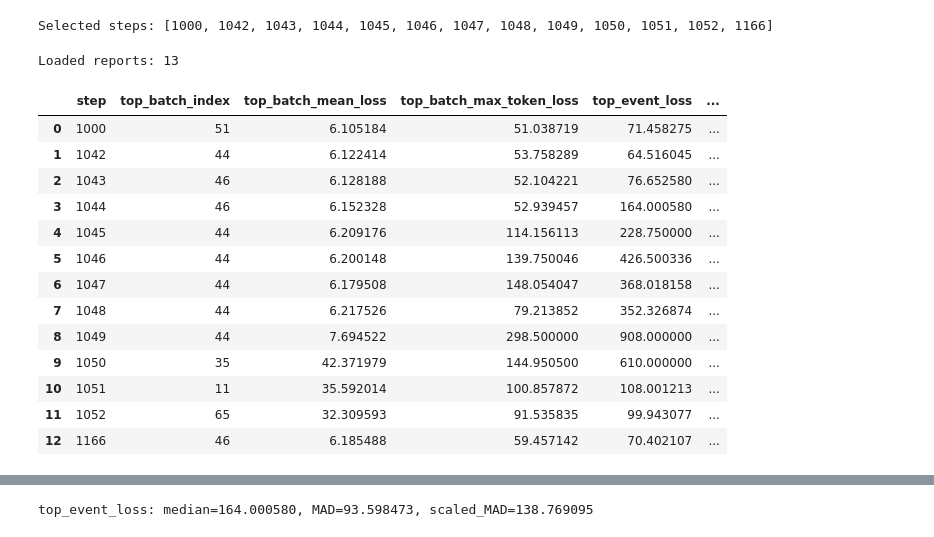
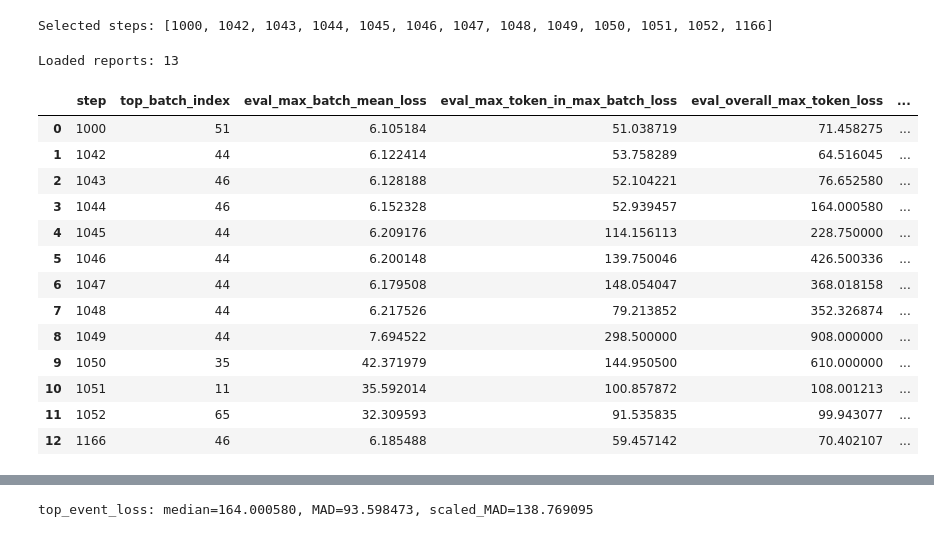
Before and after one commit to tingtang2/picodo, a Jupyter notebook: inspect_loss_reports_across_steps.ipynb, the cells around one changed output, grey strips where cells are left out. Saved outputs shown, nothing was run; the diff lists cells and outputs as text; code cells hidden in the pictures.

```diff
--- a/inspect_loss_reports_across_steps.ipynb
+++ b/inspect_loss_reports_across_steps.ipynb
@@ -72,37 +72,38 @@ for step in selected_steps:
 
     top_batch = top_batches[0] if top_batches else {}
     top_event = top_events[0] if top_events else {}
 
     rec = {
         'step': int(step),
         'top_batch_index': top_batch.get('batch_index'),
-        'top_batch_mean_loss': top_batch.get('mean_loss'),
-        'top_batch_max_token_loss': top_batch.get('max_token_loss'),
-        'top_event_loss': top_event.get('loss'),
+        'eval_max_batch_mean_loss': top_batch.get('mean_loss'),
+        'eval_max_token_in_max_batch_loss': top_batch.get('max_token_loss'),
+        'eval_overall_max_token_loss': top_event.get('loss'),
         'next_train_batch_max_token_loss': (rep.get('next_train_batch_analysis') or {}).get('batch_max_token_loss'),
+        'next_train_batch_mean_loss': (rep.get('next_train_batch_analysis') or {}).get('batch_mean_loss'),
         'top_event_batch_index': top_event.get('batch_index'),
         'top_event_example_index': top_event.get('example_index'),
         'top_event_position': top_event.get('position'),
         'top_event_input_token_id': top_event.get('input_token_id'),
         'top_event_target_token_id': top_event.get('target_token_id'),
         'top_event_context_text': top_event.get('context_text'),
         'report_path': str(report_path),
     }
     records.append(rec)
 
 if missing:
     print(f"Missing {len(missing)} reports:")
     for p in missing[:20]:
         print("  ", p)
     if len(missing) > 20:
         print("  ...")
 
 df = pd.DataFrame(records).sort_values('step').reset_index(drop=True)
 print("Loaded reports:", len(df))
 display(df)
 # %% [output]
 Loaded reports: 13
-|  | step | top_batch_index | top_batch_mean_loss | top_batch_max_token_loss | top_event_loss | ... |
+|  | step | top_batch_index | eval_max_batch_mean_loss | eval_max_token_in_max_batch_loss | eval_overall_max_token_loss | ... |
 | 0 | 1000 | 51 | 6.105184 | 51.038719 | 71.458275 | ... |
 | 1 | 1042 | 44 | 6.122414 | 53.758289 | 64.516045 | ... |
 | 2 | 1043 | 46 | 6.128188 | 52.104221 | 76.652580 | ... |
```
Also changed, not shown: parts of 3 cells of this notebook.
